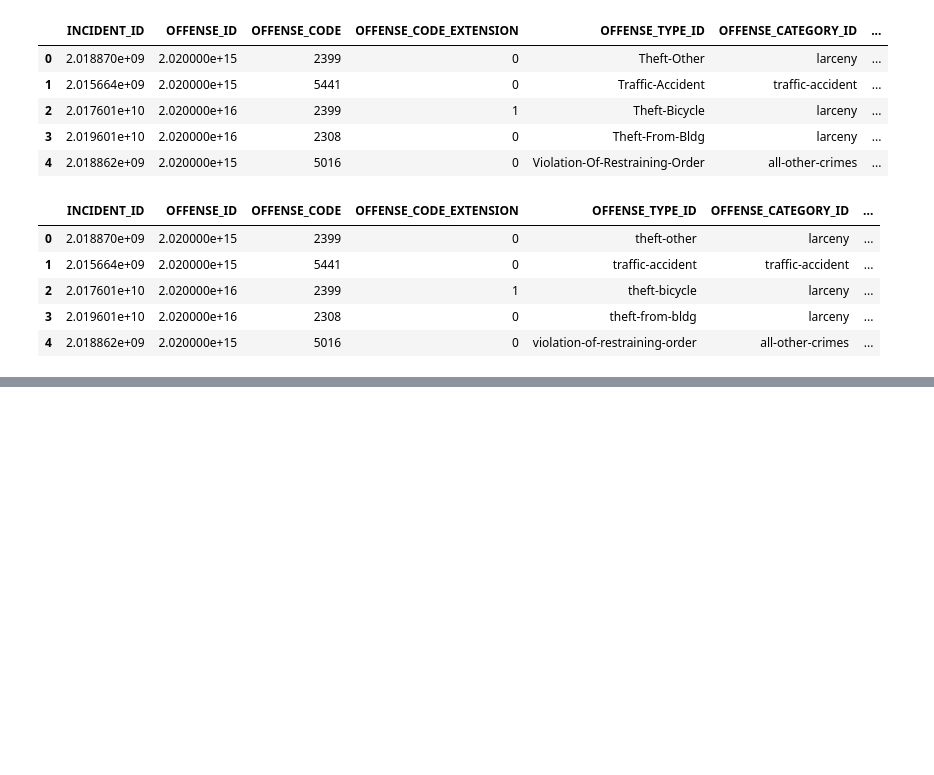
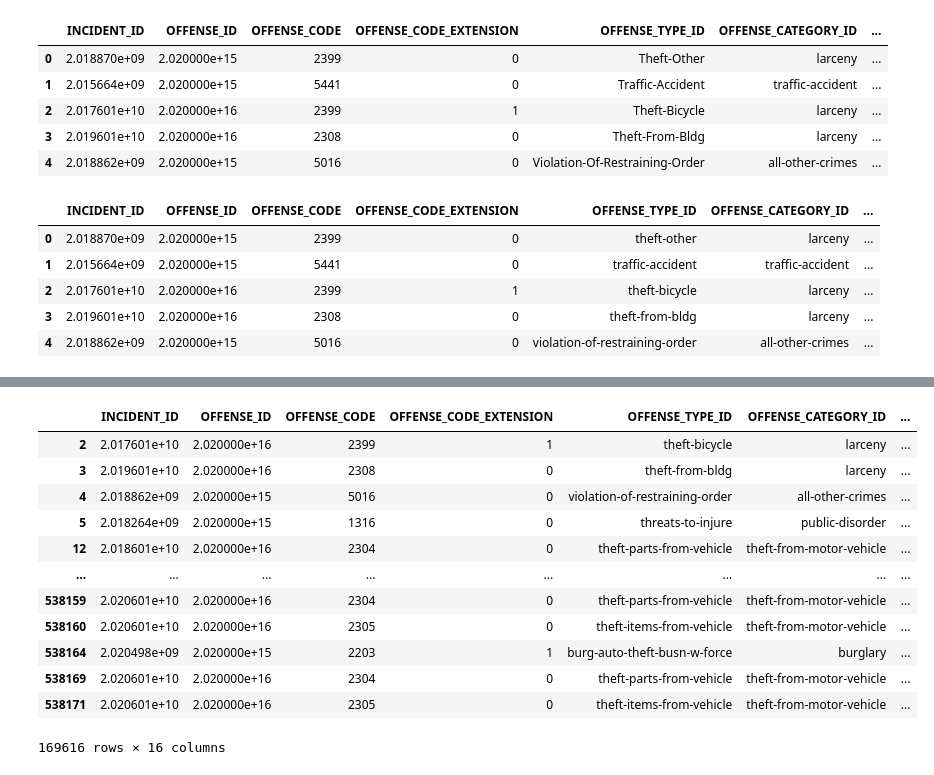
Before and after one commit to Colorado-Dept-of-Public-Safety/DataCleaning_Geo, a Jupyter notebook: Data_Cleaning_Master.ipynb, the cells around one changed output, grey strips where cells are left out. Cells and saved outputs as stored; diff of their text form; code cells hidden in the pictures; blank space fills up the shorter version.

```diff
--- a/Data_Cleaning_Master.ipynb
+++ b/Data_Cleaning_Master.ipynb
@@ -228,0 +244,18 @@ crimes.head() #Now the data is returned to it's orginal state, which was all low
+# %%
+# Get rid of columsn that aren't needed in the overall dataset.
+modified_crimes.drop(columns=['INCIDENT_ADDRESS', 'GEO_X', 'GEO_Y'])
+# You will the note that at the bottom of the chart, the shape of your data frame has changed from 19 to 16, cause you removed three columns.
+# %% [output]
+|  | INCIDENT_ID | OFFENSE_ID | OFFENSE_CODE | OFFENSE_CODE_EXTENSION | OFFENSE_TYPE_ID | OFFENSE_CATEGORY_ID | ... |
+| 2 | 2.017601e+10 | 2.020000e+16 | 2399 | 1 | theft-bicycle | larceny | ... |
+| 3 | 2.019601e+10 | 2.020000e+16 | 2308 | 0 | theft-from-bldg | larceny | ... |
+| 4 | 2.018862e+09 | 2.020000e+15 | 5016 | 0 | violation-of-restraining-order | all-other-crimes | ... |
+| 5 | 2.018264e+09 | 2.020000e+15 | 1316 | 0 | threats-to-injure | public-disorder | ... |
+| 12 | 2.018601e+10 | 2.020000e+16 | 2304 | 0 | theft-parts-from-vehicle | theft-from-motor-vehicle | ... |
+| ... | ... | ... | ... | ... | ... | ... | ... |
+| 538159 | 2.020601e+10 | 2.020000e+16 | 2304 | 0 | theft-parts-from-vehicle | theft-from-motor-vehicle | ... |
+| 538160 | 2.020601e+10 | 2.020000e+16 | 2305 | 0 | theft-items-from-vehicle | theft-from-motor-vehicle | ... |
+| 538164 | 2.020498e+09 | 2.020000e+15 | 2203 | 1 | burg-auto-theft-busn-w-force | burglary | ... |
+| 538169 | 2.020601e+10 | 2.020000e+16 | 2304 | 0 | theft-parts-from-vehicle | theft-from-motor-vehicle | ... |
+| 538171 | 2.020601e+10 | 2.020000e+16 | 2305 | 0 | theft-items-from-vehicle | theft-from-motor-vehicle | ... |
+169616 rows × 16 columns
```
Also changed, not shown: parts of 5 cells of this notebook.
